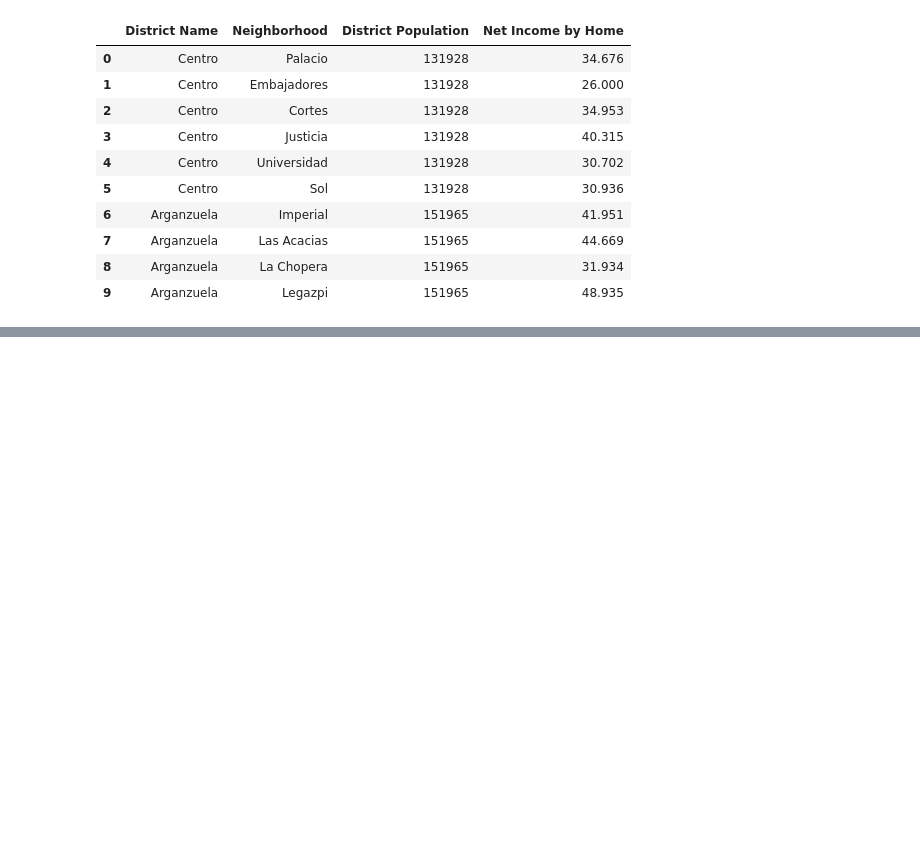
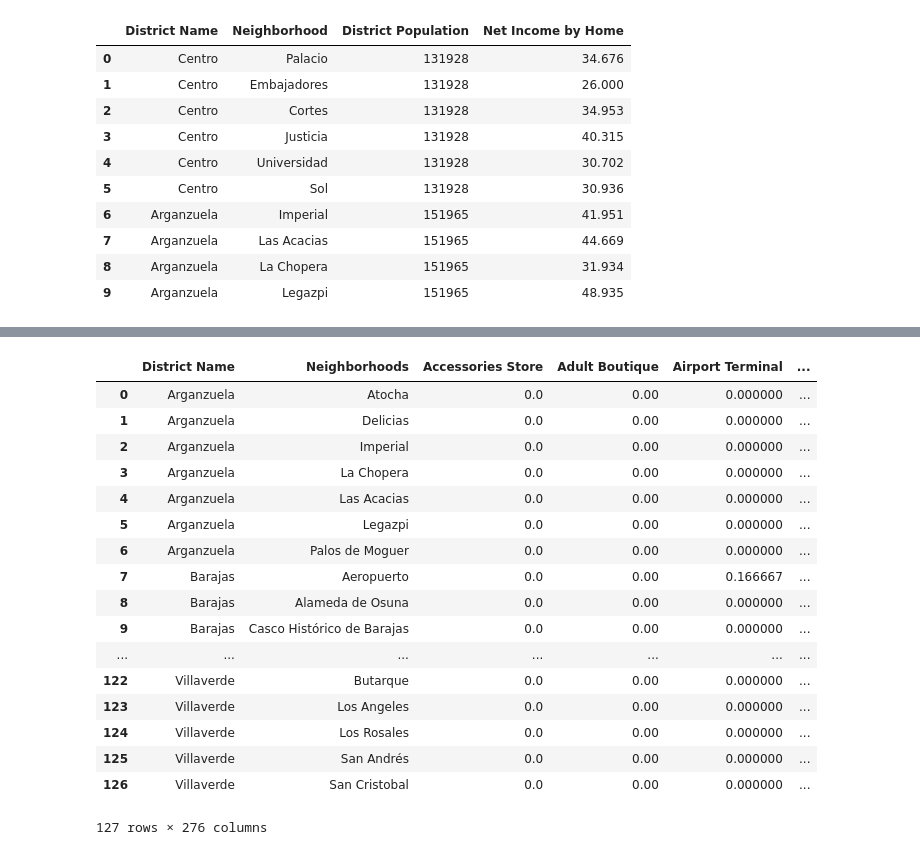
Before and after one commit to cazuaje27/BattleofNeighborhoods, a Jupyter notebook: The Battle of Neighborhoods.ipynb, the cells around one changed output, grey strips where cells are left out. Drawn from its saved outputs; the diff is of its cells as text; code cells hidden in the pictures; blank space fills up the shorter version.

```diff
--- a/The Battle of Neighborhoods.ipynb
+++ b/The Battle of Neighborhoods.ipynb
@@ -357,0 +448,13 @@ Name: House Price 2019 €/m2, Length: 128, dtype: float64
+# %%
+#Now we create a dataframe with the venues as columns
+madrid_venuescat = pd.get_dummies(madrid_venues[['Venue Category']], prefix="", prefix_sep="")
+
+# adding District Name and Neighborhood column back to dataframe
+#We change the name of the columns neighborhood to neighbohoods because there is one venue with the same name
+madrid_venuescat[['District Name','Neighborhoods']] = madrid_venues[['District Name','Neighborhood']]
+
+# move District Name and Neighborhood column to the first column
+fixed_columns = [madrid_venuescat.columns[-2]]+ [madrid_venuescat.columns[-1]] +list(madrid_venuescat.columns[:-2])
+madrid_venuescat = madrid_venuescat[fixed_columns]
+
+madrid_venuescat.head()
@@ -357,0 +469,22 @@ Name: House Price 2019 €/m2, Length: 128, dtype: float64
+# %%
+madrid_grouped = madrid_venuescat.groupby(['District Name','Neighborhoods']).mean().reset_index()
+madrid_grouped
+# %% [output]
+|  | District Name | Neighborhoods | Accessories Store | Adult Boutique | Airport Terminal | ... |
+| 0 | Arganzuela | Atocha | 0.0 | 0.00 | 0.000000 | ... |
+| 1 | Arganzuela | Delicias | 0.0 | 0.00 | 0.000000 | ... |
+| 2 | Arganzuela | Imperial | 0.0 | 0.00 | 0.000000 | ... |
+| 3 | Arganzuela | La Chopera | 0.0 | 0.00 | 0.000000 | ... |
+| 4 | Arganzuela | Las Acacias | 0.0 | 0.00 | 0.000000 | ... |
+| 5 | Arganzuela | Legazpi | 0.0 | 0.00 | 0.000000 | ... |
+| 6 | Arganzuela | Palos de Moguer | 0.0 | 0.00 | 0.000000 | ... |
+| 7 | Barajas | Aeropuerto | 0.0 | 0.00 | 0.166667 | ... |
+| 8 | Barajas | Alameda de Osuna | 0.0 | 0.00 | 0.000000 | ... |
+| 9 | Barajas | Casco Histórico de Barajas | 0.0 | 0.00 | 0.000000 | ... |
+| ... | ... | ... | ... | ... | ... | ... |
+| 122 | Villaverde | Butarque | 0.0 | 0.00 | 0.000000 | ... |
+| 123 | Villaverde | Los Angeles | 0.0 | 0.00 | 0.000000 | ... |
+| 124 | Villaverde | Los Rosales | 0.0 | 0.00 | 0.000000 | ... |
+| 125 | Villaverde | San Andrés | 0.0 | 0.00 | 0.000000 | ... |
+| 126 | Villaverde | San Cristobal | 0.0 | 0.00 | 0.000000 | ... |
+127 rows × 276 columns
```
Also changed, not shown: parts of 25 cells of this notebook.
